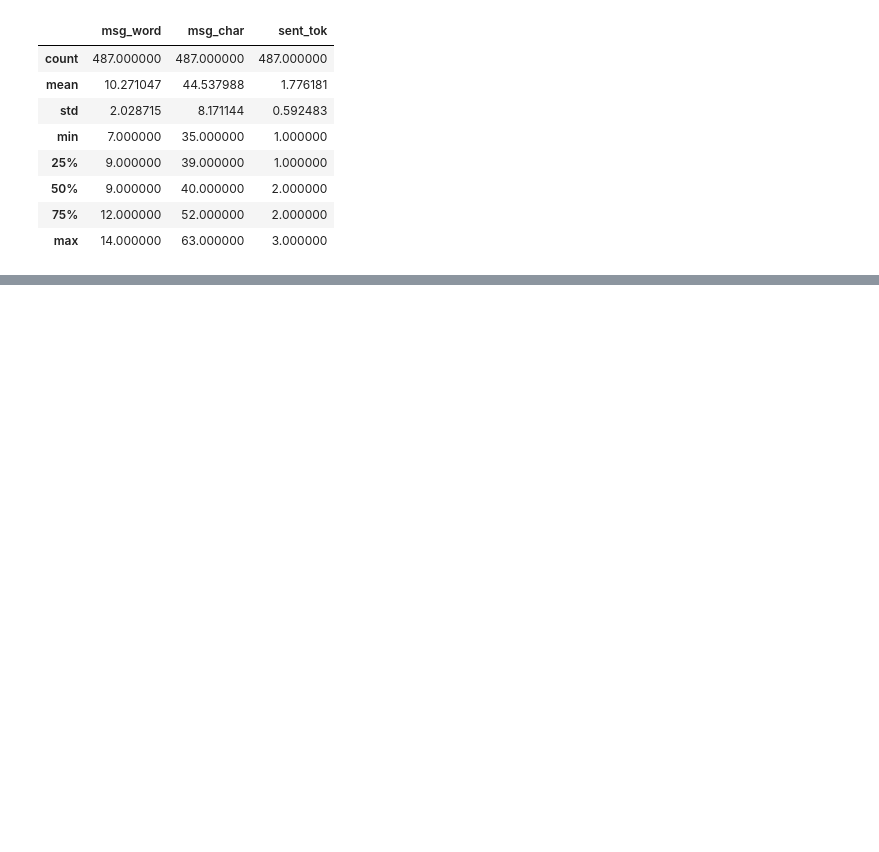
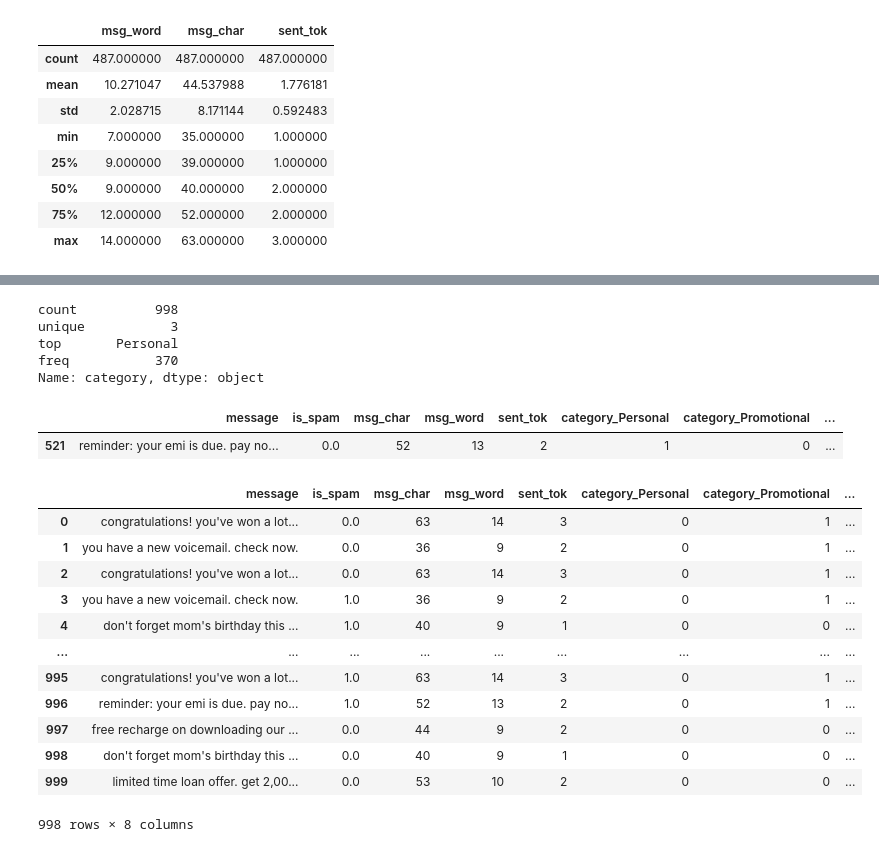
Before and after one commit to abhisheksahoo15/Insights-Sales, a Jupyter notebook: final_spam_detection.ipynb, the cells around one changed output, grey strips where cells are left out. Cells and saved outputs as stored; diff of their text form; code cells hidden in the pictures; blank space fills up the shorter version.

```diff
--- a/final_spam_detection.ipynb
+++ b/final_spam_detection.ipynb
@@ -246,0 +271,8 @@ df[df['is_spam'] == 1][['msg_word', 'msg_char', 'sent_tok']].describe()
+# %%
+df['category'].describe()
+# %% [output]
+count          998
+unique           3
+top       Personal
+freq           370
+Name: category, dtype: object
@@ -246,0 +281,5 @@ df[df['is_spam'] == 1][['msg_word', 'msg_char', 'sent_tok']].describe()
+# %%
+category.sample()
+# %% [output]
+|  | message | is_spam | msg_char | msg_word | sent_tok | category_Personal | category_Promotional | ... |
+| 521 | reminder: your emi is due. pay no... | 0.0 | 52 | 13 | 2 | 1 | 0 | ... |
@@ -246,0 +288,16 @@ df[df['is_spam'] == 1][['msg_word', 'msg_char', 'sent_tok']].describe()
+# %%
+newdf
+# %% [output]
+|  | message | is_spam | msg_char | msg_word | sent_tok | category_Personal | category_Promotional | ... |
+| 0 | congratulations! you've won a lot... | 0.0 | 63 | 14 | 3 | 0 | 1 | ... |
+| 1 | you have a new voicemail. check now. | 0.0 | 36 | 9 | 2 | 0 | 1 | ... |
+| 2 | congratulations! you've won a lot... | 0.0 | 63 | 14 | 3 | 0 | 1 | ... |
+| 3 | you have a new voicemail. check now. | 1.0 | 36 | 9 | 2 | 0 | 1 | ... |
+| 4 | don't forget mom's birthday this ... | 1.0 | 40 | 9 | 1 | 0 | 0 | ... |
+| ... | ... | ... | ... | ... | ... | ... | ... | ... |
+| 995 | congratulations! you've won a lot... | 1.0 | 63 | 14 | 3 | 0 | 1 | ... |
+| 996 | reminder: your emi is due. pay no... | 1.0 | 52 | 13 | 2 | 0 | 1 | ... |
+| 997 | free recharge on downloading our ... | 0.0 | 44 | 9 | 2 | 0 | 0 | ... |
+| 998 | don't forget mom's birthday this ... | 0.0 | 40 | 9 | 1 | 0 | 0 | ... |
+| 999 | limited time loan offer. get 2,00... | 0.0 | 53 | 10 | 2 | 0 | 0 | ... |
+998 rows × 8 columns
```
Also changed, not shown: parts of 15 cells of this notebook, 5 other files.
